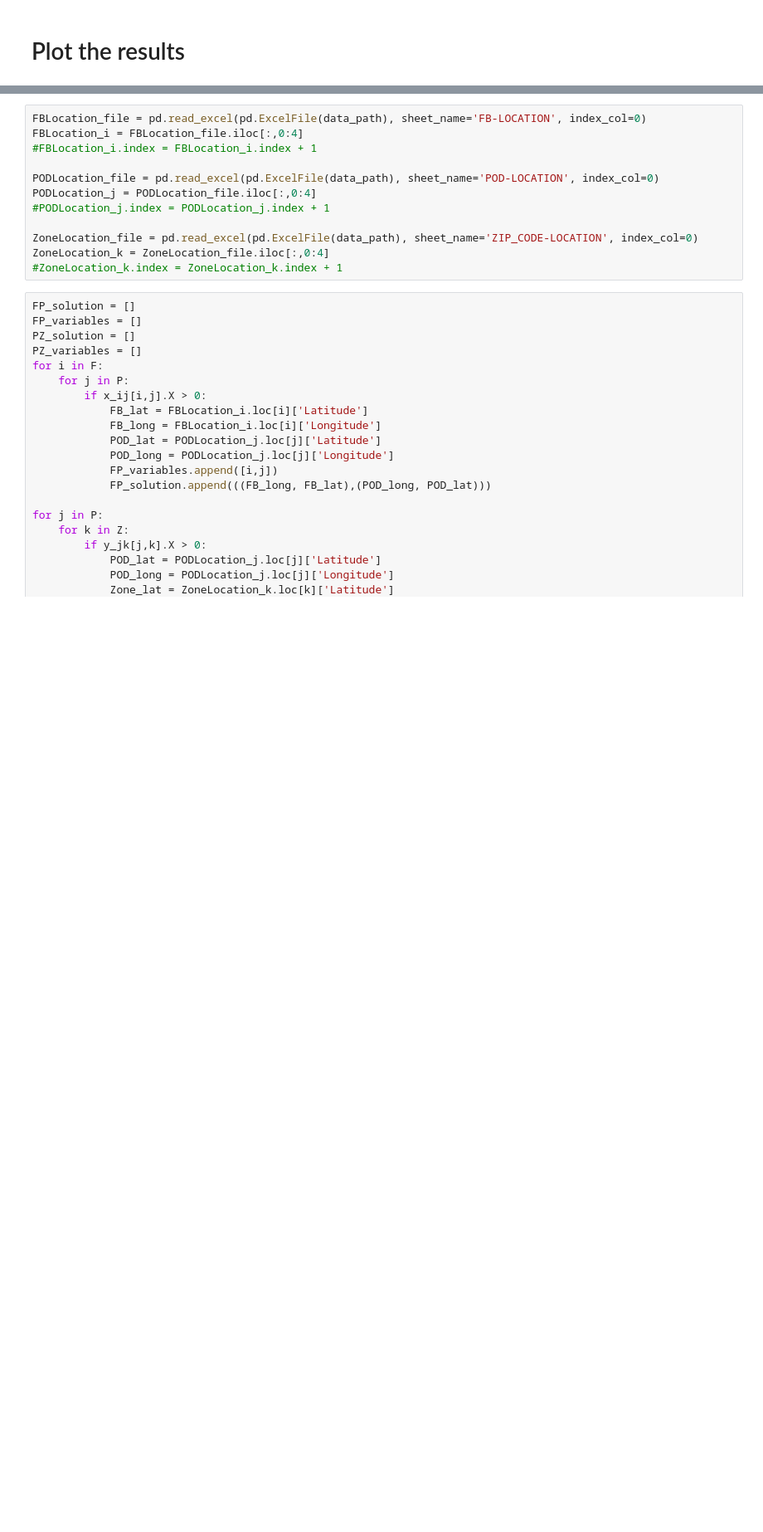
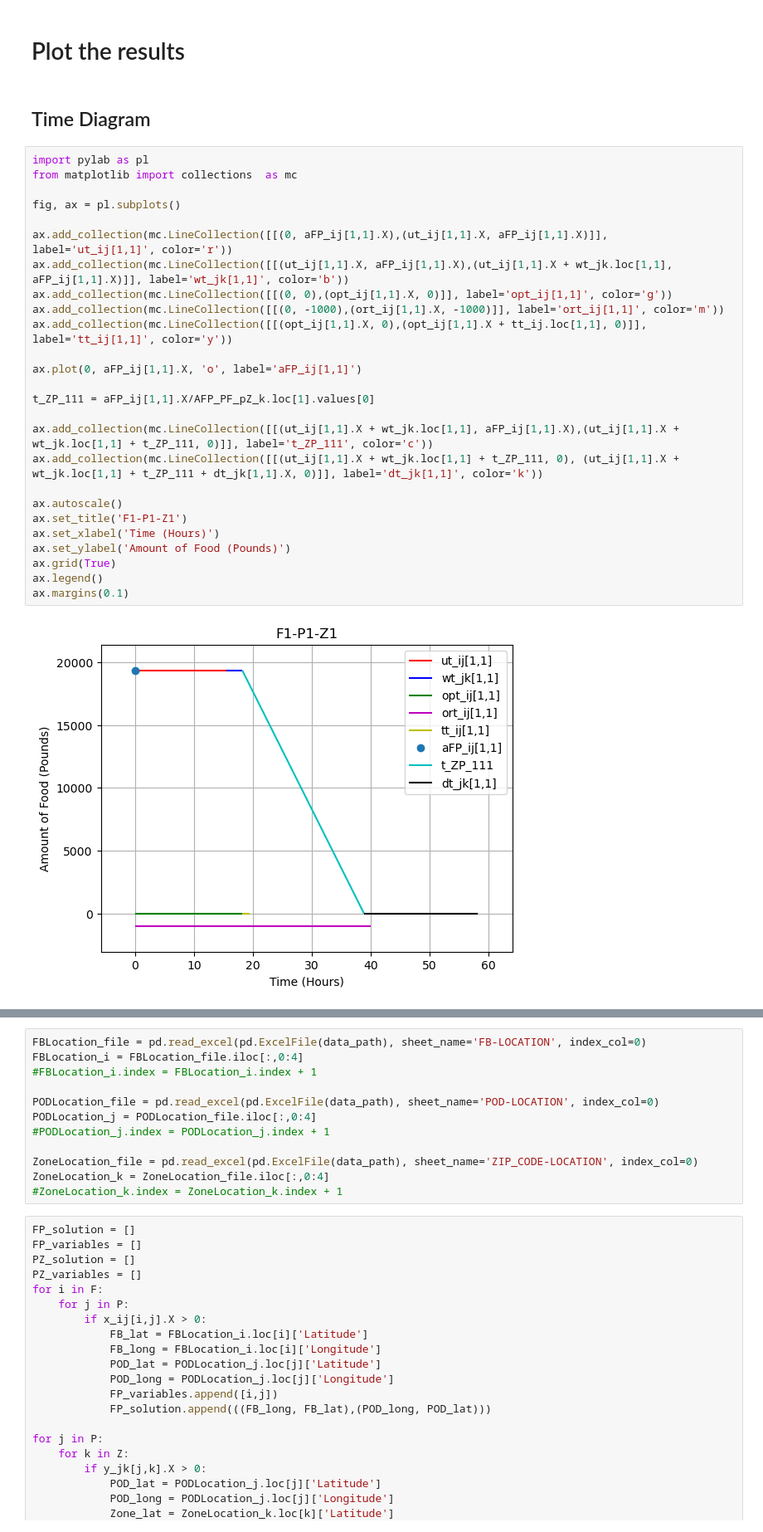
Before and after one commit to Freight-Disaster-Response-Logistics-Lab/Food-Bank, a Jupyter notebook: foodBankProject.ipynb, the cells around one changed output, grey strips where cells are left out. Shown at 83% size. Drawn from its saved outputs; the diff is of its cells as text; blank space fills up the shorter version.

```diff
--- a/foodBankProject.ipynb
+++ b/foodBankProject.ipynb
@@ -445,2 +425,32 @@ Coefficient statistics:
 # %% [markdown]
 # Plot the results
+# %% [markdown]
+## Time Diagram
+# %%
+import pylab as pl
+from matplotlib import collections  as mc
+
+fig, ax = pl.subplots()
+
+ax.add_collection(mc.LineCollection([[(0, aFP_ij[1,1].X),(ut_ij[1,1].X, aFP_ij[1,1].X)]], label='ut_ij[1,1]', color='r'))
+ax.add_collection(mc.LineCollection([[(ut_ij[1,1].X, aFP_ij[1,1].X),(ut_ij[1,1].X + wt_jk.loc[1,1], aFP_ij[1,1].X)]], label='wt_jk[1,1]', color='b'))
+ax.add_collection(mc.LineCollection([[(0, 0),(opt_ij[1,1].X, 0)]], label='opt_ij[1,1]', color='g'))
+ax.add_collection(mc.LineCollection([[(0, -1000),(ort_ij[1,1].X, -1000)]], label='ort_ij[1,1]', color='m'))
+ax.add_collection(mc.LineCollection([[(opt_ij[1,1].X, 0),(opt_ij[1,1].X + tt_ij.loc[1,1], 0)]], label='tt_ij[1,1]', color='y'))
+
+ax.plot(0, aFP_ij[1,1].X, 'o', label='aFP_ij[1,1]')
+
+t_ZP_111 = aFP_ij[1,1].X/AFP_PF_pZ_k.loc[1].values[0]
+
+ax.add_collection(mc.LineCollection([[(ut_ij[1,1].X + wt_jk.loc[1,1], aFP_ij[1,1].X),(ut_ij[1,1].X + wt_jk.loc[1,1] + t_ZP_111, 0)]], label='t_ZP_111', color='c'))
+ax.add_collection(mc.LineCollection([[(ut_ij[1,1].X + wt_jk.loc[1,1] + t_ZP_111, 0), (ut_ij[1,1].X + wt_jk.loc[1,1] + t_ZP_111 + dt_jk[1,1].X, 0)]], label='dt_jk[1,1]', color='k'))
+
+ax.autoscale()
+ax.set_title('F1-P1-Z1')
+ax.set_xlabel('Time (Hours)')
+ax.set_ylabel('Amount of Food (Pounds)')
+ax.grid(True)
+ax.legend()
+ax.margins(0.1)
+# %% [output]
+[figure, added]
```
Also changed, not shown: parts of 3 cells of this notebook, 12 other files.
